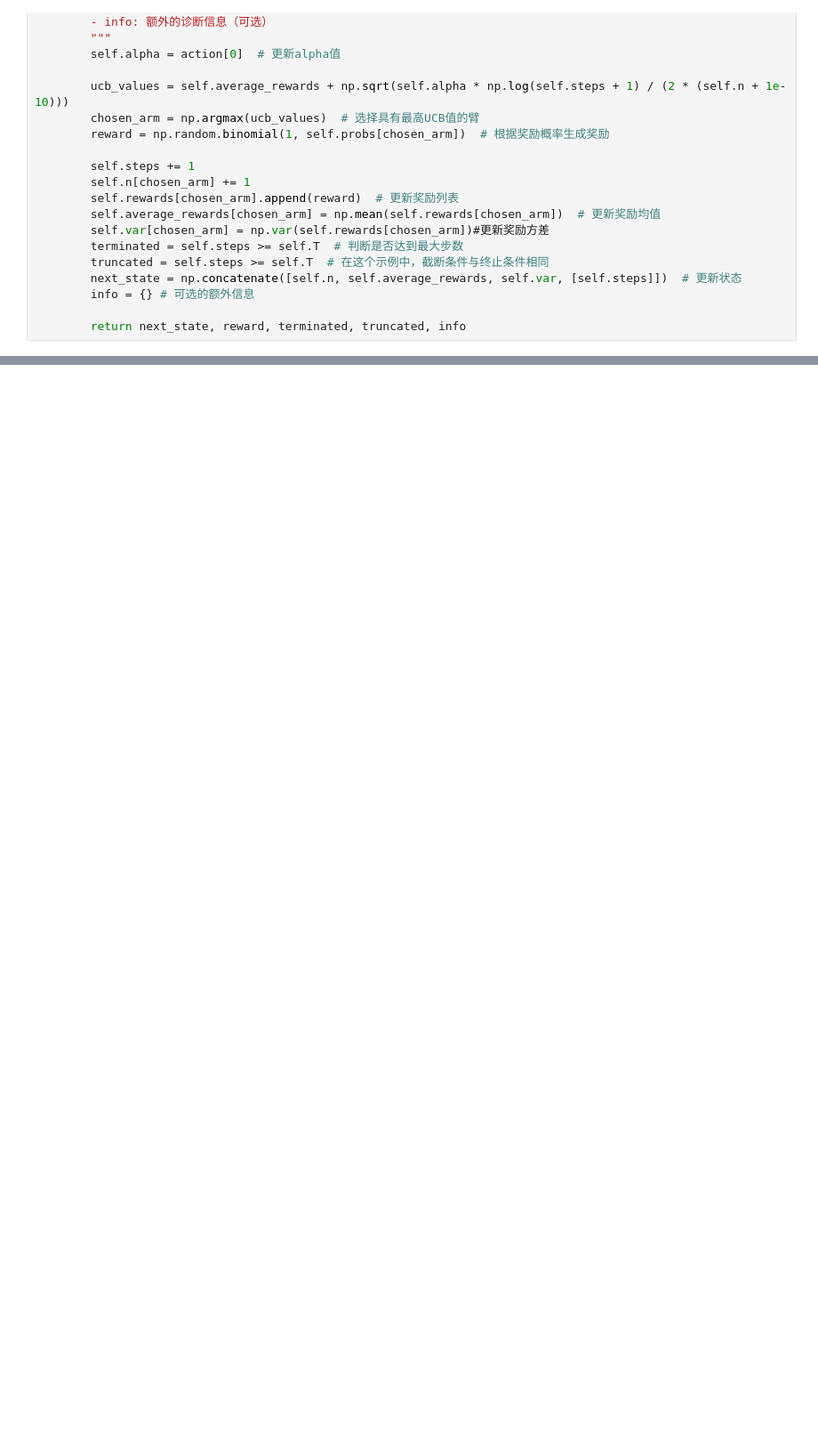
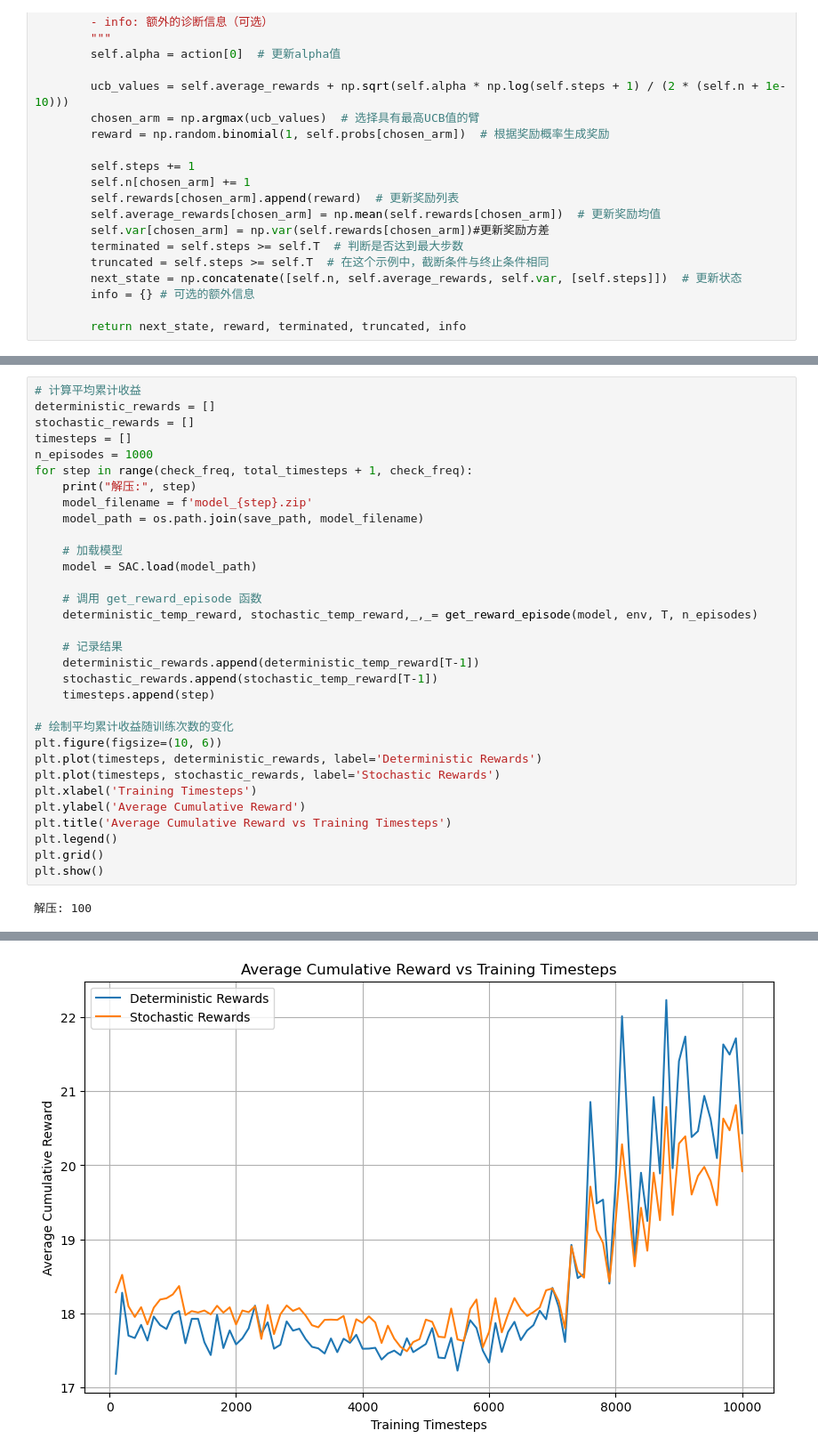
Before and after one commit to PKUDrace/MAB_SAC, a Jupyter notebook: MAB_UCB.ipynb, the cells around one changed output, grey strips where cells are left out. Shown at 89% size. Drawn from its saved outputs; the diff is of its cells as text; blank space fills up the shorter version.

```diff
--- a/MAB_UCB.ipynb
+++ b/MAB_UCB.ipynb
@@ -259,0 +332,34 @@ print("确定策略总收益:", total_reward)
+# %%
+# 计算平均累计收益
+deterministic_rewards = []
+stochastic_rewards = []
+timesteps = []
+n_episodes = 1000
+for step in range(check_freq, total_timesteps + 1, check_freq):
+    print("解压:", step)
+    model_filename = f'model_{step}.zip'
+    model_path = os.path.join(save_path, model_filename)
+
+    # 加载模型
+    model = SAC.load(model_path)
+
+    # 调用 get_reward_episode 函数
+    deterministic_temp_reward, stochastic_temp_reward,_,_= get_reward_episode(model, env, T, n_episodes)
+
+    # 记录结果
+    deterministic_rewards.append(deterministic_temp_reward[T-1])
+    stochastic_rewards.append(stochastic_temp_reward[T-1])
+    timesteps.append(step)
+
+# 绘制平均累计收益随训练次数的变化
+plt.figure(figsize=(10, 6))
+plt.plot(timesteps, deterministic_rewards, label='Deterministic Rewards')
+plt.plot(timesteps, stochastic_rewards, label='Stochastic Rewards')
+plt.xlabel('Training Timesteps')
+plt.ylabel('Average Cumulative Reward')
+plt.title('Average Cumulative Reward vs Training Timesteps')
+plt.legend()
+plt.grid()
+plt.show()
+# %% [output]
+解压: 100
@@ -259,0 +383 @@ print("确定策略总收益:", total_reward)
+[figure, added]
```
Also changed, not shown: parts of 6 cells of this notebook, 2 other files.
